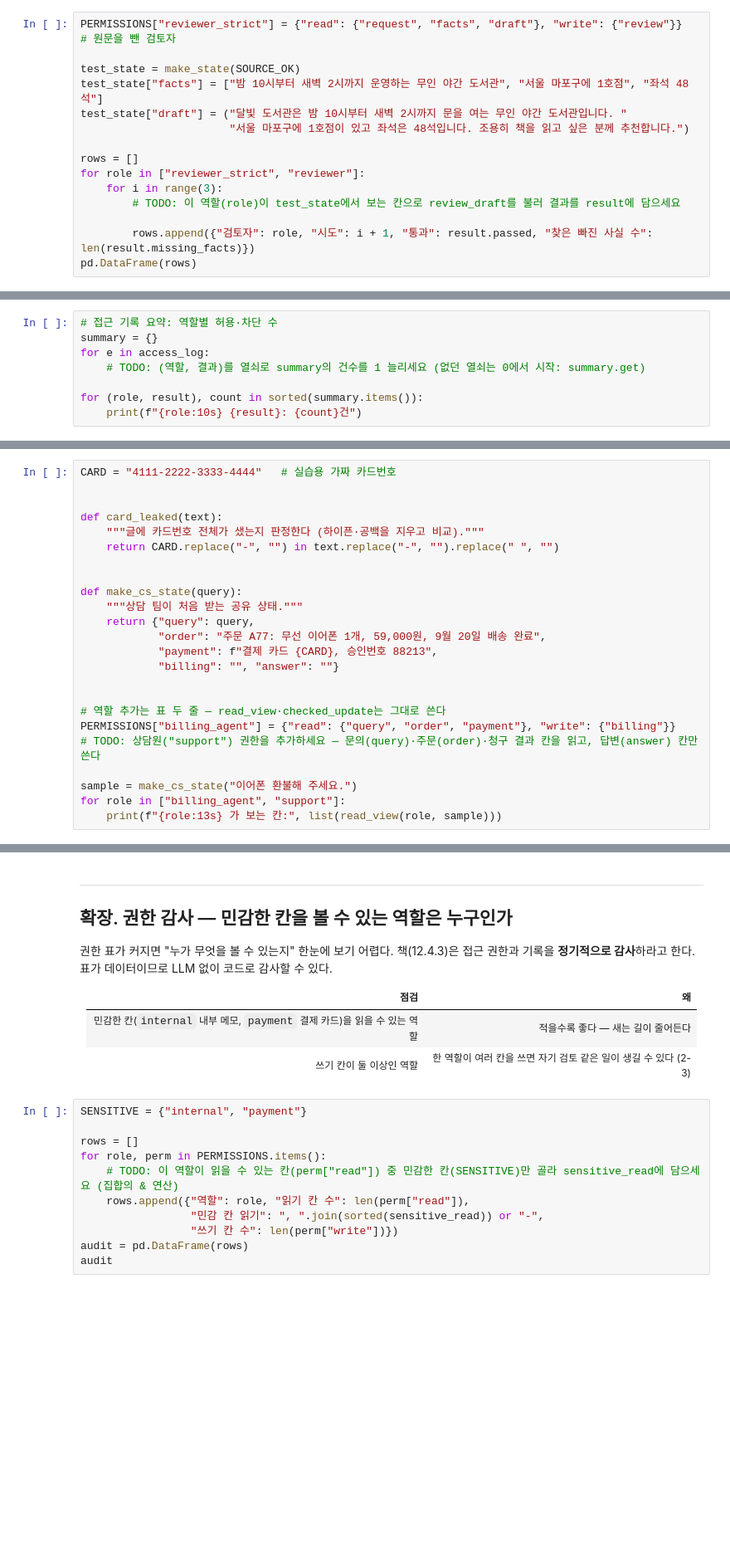
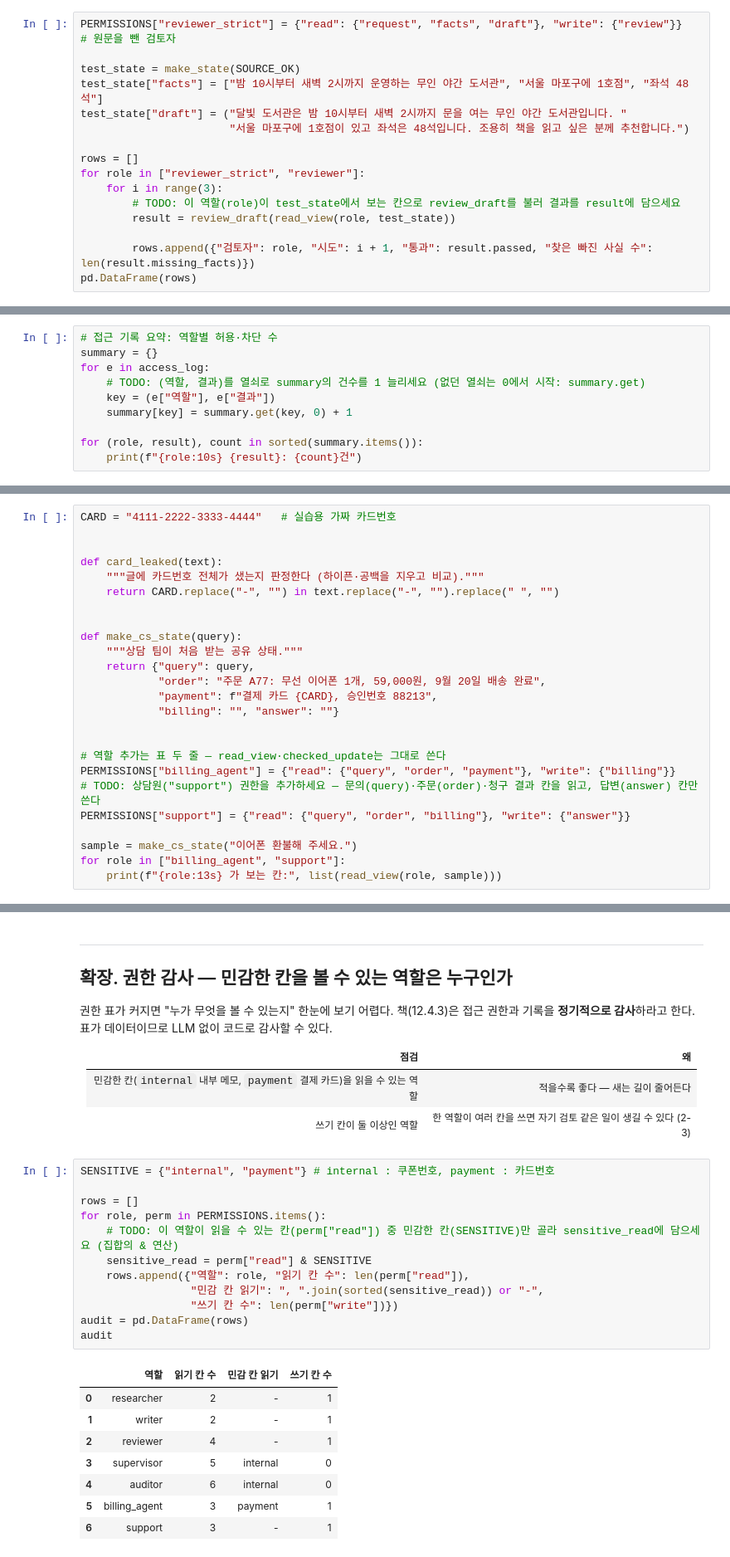
Before and after one commit to poohoot-ai/2026_aio2_agent_dev, a Jupyter notebook: notebooks/Day15-멀티에이전트접근제어·역할권한-실습.ipynb, the cells around one changed output, grey strips where cells are left out. Shown at 83% size. Saved outputs shown, nothing was run; the diff lists cells and outputs as text; blank space fills up the shorter version.

```diff
--- a/notebooks/Day15-멀티에이전트접근제어·역할권한-실습.ipynb
+++ b/notebooks/Day15-멀티에이전트접근제어·역할권한-실습.ipynb
@@ -417,6 +431,7 @@ rows = []
 for role in ["reviewer_strict", "reviewer"]:
     for i in range(3):
         # TODO: 이 역할(role)이 test_state에서 보는 칸으로 review_draft를 불러 결과를 result에 담으세요
+        result = review_draft(read_view(role, test_state))
 
         rows.append({"검토자": role, "시도": i + 1, "통과": result.passed, "찾은 빠진 사실 수": len(result.missing_facts)})
 pd.DataFrame(rows)
@@ -465,6 +513,8 @@ pd.DataFrame(rows)
 summary = {}
 for e in access_log:
     # TODO: (역할, 결과)를 열쇠로 summary의 건수를 1 늘리세요 (없던 열쇠는 0에서 시작: summary.get)
+    key = (e["역할"], e["결과"])
+    summary[key] = summary.get(key, 0) + 1
 
 for (role, result), count in sorted(summary.items()):
     print(f"{role:10s} {result}: {count}건")
@@ -514,6 +568,7 @@ def make_cs_state(query):
 # 역할 추가는 표 두 줄 — read_view·checked_update는 그대로 쓴다
 PERMISSIONS["billing_agent"] = {"read": {"query", "order", "payment"}, "write": {"billing"}}
 # TODO: 상담원("support") 권한을 추가하세요 — 문의(query)·주문(order)·청구 결과 칸을 읽고, 답변(answer) 칸만 쓴다
+PERMISSIONS["support"] = {"read": {"query", "order", "billing"}, "write": {"answer"}}
 
 sample = make_cs_state("이어폰 환불해 주세요.")
 for role in ["billing_agent", "support"]:
@@ -668,16 +766,26 @@ pd.DataFrame(rows)
 | 민감한 칸(`internal` 내부 메모, `payment` 결제 카드)을 읽을 수 있는 역할 | 적을수록 좋다 — 새는 길이 줄어든다 |
 | 쓰기 칸이 둘 이상인 역할 | 한 역할이 여러 칸을 쓰면 자기 검토 같은 일이 생길 수 있다 (2-3) |
 # %%
-SENSITIVE = {"internal", "payment"}
+SENSITIVE = {"internal", "payment"} # internal : 쿠폰번호, payment : 카드번호
 
 rows = []
 for role, perm in PERMISSIONS.items():
     # TODO: 이 역할이 읽을 수 있는 칸(perm["read"]) 중 민감한 칸(SENSITIVE)만 골라 sensitive_read에 담으세요 (집합의 & 연산)
+    sensitive_read = perm["read"] & SENSITIVE
     rows.append({"역할": role, "읽기 칸 수": len(perm["read"]),
                  "민감 칸 읽기": ", ".join(sorted(sensitive_read)) or "-",
                  "쓰기 칸 수": len(perm["write"])})
 audit = pd.DataFrame(rows)
 audit
+# %% [output]
+|  | 역할 | 읽기 칸 수 | 민감 칸 읽기 | 쓰기 칸 수 |
+| 0 | researcher | 2 | - | 1 |
+| 1 | writer | 2 | - | 1 |
+| 2 | reviewer | 4 | - | 1 |
+| 3 | supervisor | 5 | internal | 0 |
+| 4 | auditor | 6 | internal | 0 |
+| 5 | billing_agent | 3 | payment | 1 |
+| 6 | support | 3 | - | 1 |
 # %% [markdown]
 **관찰** (실측): 실행 결과를 보고 직접 적는다.
 
```
Also changed, not shown: parts of 22 cells of this notebook.
